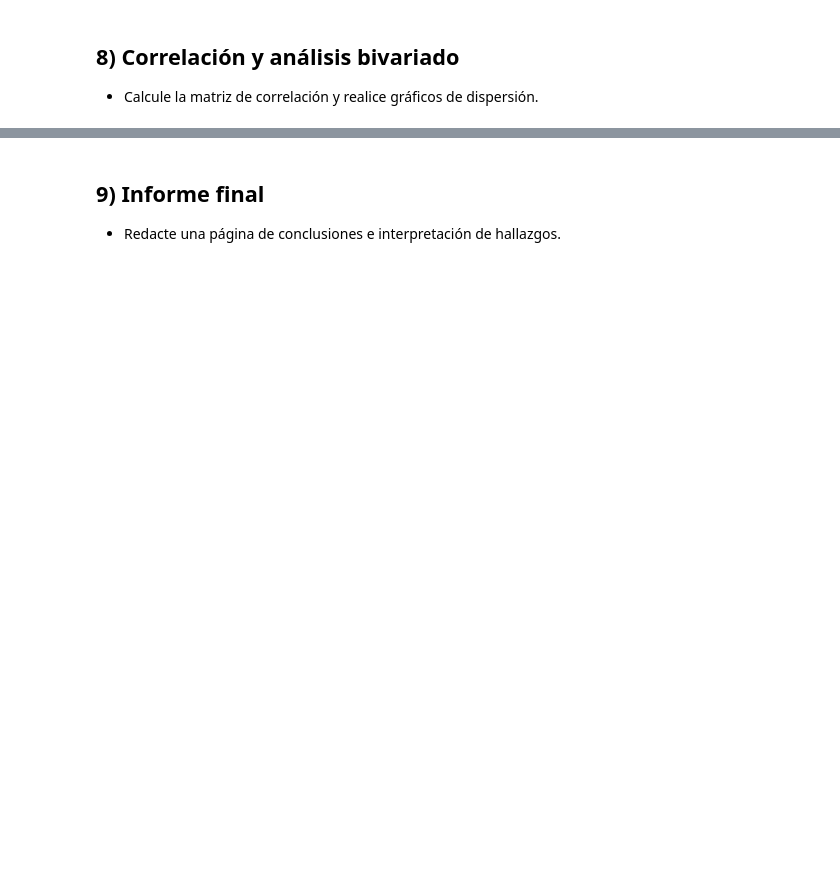
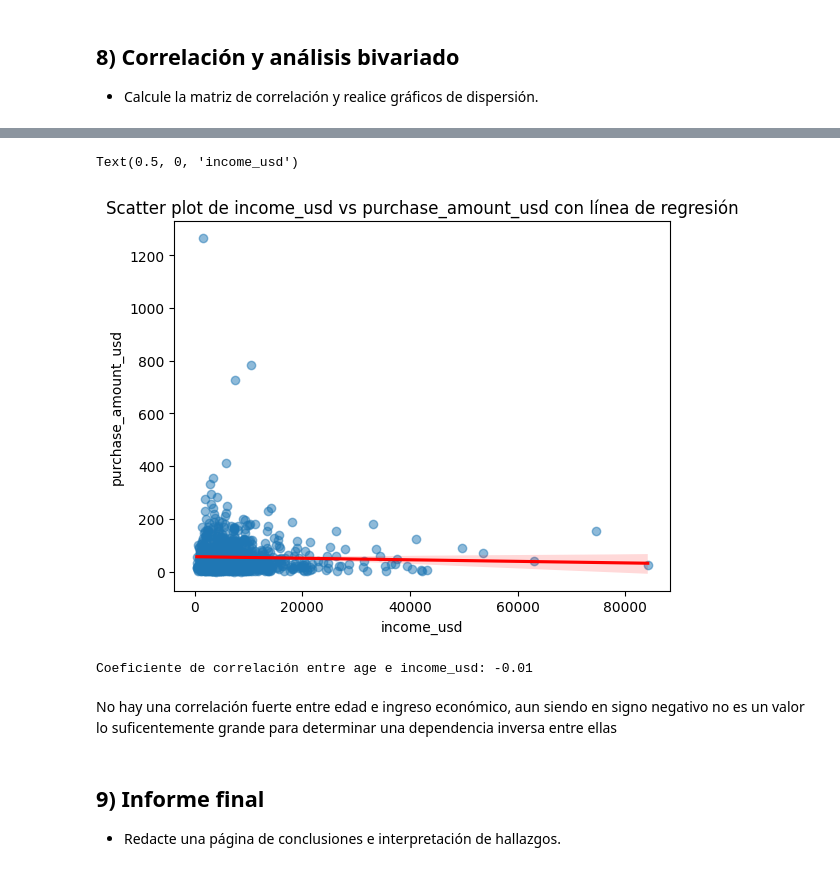
Before and after one commit to oscariolo/Ciencia-de-datos, a Jupyter notebook: TareaEstadisticaDescriptiva/notebook.ipynb, the cells around one changed output, grey strips where cells are left out. Saved outputs shown, nothing was run; the diff lists cells and outputs as text; code cells hidden in the pictures; blank space fills up the shorter version.

```diff
--- a/TareaEstadisticaDescriptiva/notebook.ipynb
+++ b/TareaEstadisticaDescriptiva/notebook.ipynb
@@ -263,3 +388,19 @@ La presencia de asimetria indica que existen valores mucho mas grandes que la me
+# %%
+#Grafique un scatter plot de `income_usd` vs `purchase_amount_usd` e incluya línea de regresión (óptimo: utilizando seaborn/regplot).
+sns.regplot(x='income_usd', y='purchase_amount_usd', data=data, scatter_kws={'alpha':0.5}, line_kws={'color':'red'})
+plt.title('Scatter plot de income_usd vs purchase_amount_usd con línea de regresión')
+plt.xlabel('income_usd')
+# %% [output]
+Text(0.5, 0, 'income_usd')
+[figure, added]
+# %%
+#Interprete signo y magnitud del coeficiente de correlación entre `age` e `income_usd`.
+correlation_age_income = correlation_matrix.loc['age', 'income_usd']
+print(f"Coeficiente de correlación entre age e income_usd: {correlation_age_income:.2f}")
+# %% [output]
+Coeficiente de correlación entre age e income_usd: -0.01
+# %% [markdown]
+No hay una correlación fuerte entre edad e ingreso económico, aun siendo en signo negativo no es un valor lo suficentemente grande para determinar una dependencia inversa entre ellas
 # %% [markdown]
 ## 9) Informe final
 - Redacte una página de conclusiones e interpretación de hallazgos.
```
Also changed, not shown: parts of 17 cells of this notebook.
